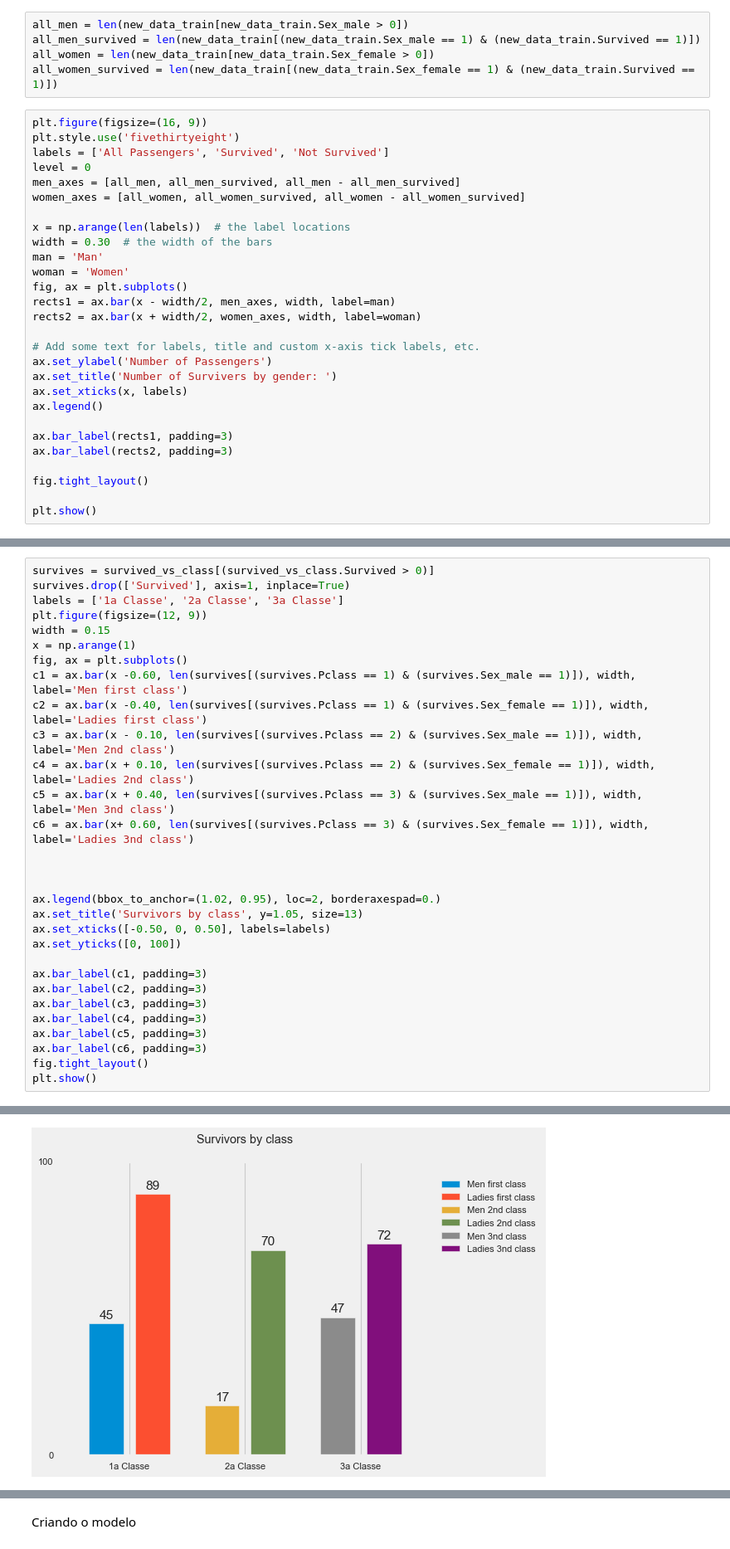
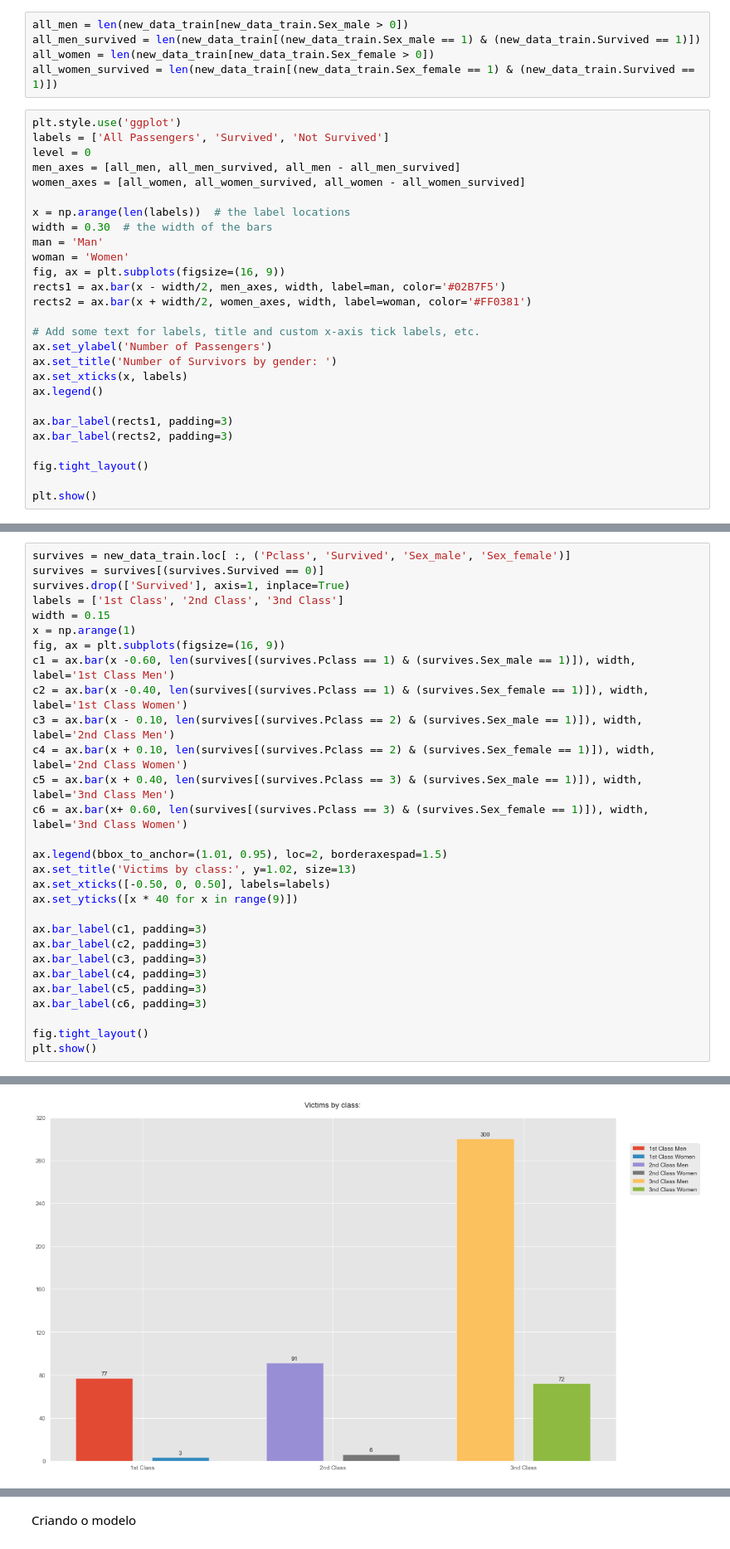
Before and after one commit to ahpqmiranda/dasboards, a Jupyter notebook: data/titanic decision tree/titanic decision tree.ipynb, the cells around one changed output, grey strips where cells are left out. Shown: that part at 83% size. Cells and saved outputs as stored; diff of their text form.

```diff
--- a/data/titanic decision tree/titanic decision tree.ipynb
+++ b/data/titanic decision tree/titanic decision tree.ipynb
@@ -151,8 +239,7 @@ all_men_survived = len(new_data_train[(new_data_train.Sex_male == 1) & (new_data
 all_women = len(new_data_train[new_data_train.Sex_female > 0])
 all_women_survived = len(new_data_train[(new_data_train.Sex_female == 1) & (new_data_train.Survived == 1)])
 # %%
-plt.figure(figsize=(16, 9))
-plt.style.use('fivethirtyeight')
+plt.style.use('ggplot')
 labels = ['All Passengers', 'Survived', 'Not Survived']
 level = 0
 men_axes = [all_men, all_men_survived, all_men - all_men_survived]
@@ -162,13 +249,13 @@ x = np.arange(len(labels))  # the label locations
 width = 0.30  # the width of the bars
 man = 'Man'
 woman = 'Women'
-fig, ax = plt.subplots()
-rects1 = ax.bar(x - width/2, men_axes, width, label=man)
-rects2 = ax.bar(x + width/2, women_axes, width, label=woman)
+fig, ax = plt.subplots(figsize=(16, 9))
+rects1 = ax.bar(x - width/2, men_axes, width, label=man, color='#02B7F5')
+rects2 = ax.bar(x + width/2, women_axes, width, label=woman, color='#FF0381')
 
 # Add some text for labels, title and custom x-axis tick labels, etc.
 ax.set_ylabel('Number of Passengers')
-ax.set_title('Number of Survivers by gender: ')
+ax.set_title('Number of Survivors by gender: ')
 ax.set_xticks(x, labels)
 ax.legend()
 
@@ -188,24 +306,22 @@ survived_vs_class = new_data_train[['Pclass', 'Survived', 'Sex_male', 'Sex_femal
 # %%
-survives = survived_vs_class[(survived_vs_class.Survived > 0)]
+survives = new_data_train.loc[ :, ('Pclass', 'Survived', 'Sex_male', 'Sex_female')]
+survives = survives[(survives.Survived == 0)]
 survives.drop(['Survived'], axis=1, inplace=True)
-labels = ['1a Classe', '2a Classe', '3a Classe']
-plt.figure(figsize=(12, 9))
+labels = ['1st Class', '2nd Class', '3nd Class']
 width = 0.15
 x = np.arange(1)
-fig, ax = plt.subplots()
-c1 = ax.bar(x -0.60, len(survives[(survives.Pclass == 1) & (survives.Sex_male == 1)]), width, label='Men first class')
-c2 = ax.bar(x -0.40, len(survives[(survives.Pclass == 1) & (survives.Sex_female == 1)]), width, label='Ladies first class')
-c3 = ax.bar(x - 0.10, len(survives[(survives.Pclass == 2) & (survives.Sex_male == 1)]), width, label='Men 2nd class')
-c4 = ax.bar(x + 0.10, len(survives[(survives.Pclass == 2) & (survives.Sex_female == 1)]), width, label='Ladies 2nd class')
-c5 = ax.bar(x + 0.40, len(survives[(survives.Pclass == 3) & (survives.Sex_male == 1)]), width, label='Men 3nd class')
-c6 = ax.bar(x+ 0.60, len(survives[(survives.Pclass == 3) & (survives.Sex_female == 1)]), width, label='Ladies 3nd class')
+fig, ax = plt.subplots(figsize=(16, 9))
+c1 = ax.bar(x -0.60, len(survives[(survives.Pclass == 1) & (survives.Sex_male == 1)]), width, label='1st Class Men')
+c2 = ax.bar(x -0.40, len(survives[(survives.Pclass == 1) & (survives.Sex_female == 1)]), width, label='1st Class Women')
+c3 = ax.bar(x - 0.10, len(survives[(survives.Pclass == 2) & (survives.Sex_male == 1)]), width, label='2nd Class Men')
+c4 = ax.bar(x + 0.10, len(survives[(survives.Pclass == 2) & (survives.Sex_female == 1)]), width, label='2nd Class Women')
+c5 = ax.bar(x + 0.40, len(survives[(survives.Pclass == 3) & (survives.Sex_male == 1)]), width, label='3nd Class Men')
+c6 = ax.bar(x+ 0.60, len(survives[(survives.Pclass == 3) & (survives.Sex_female == 1)]), width, label='3nd Class Women')
 
-
-
-ax.legend(bbox_to_anchor=(1.02, 0.95), loc=2, borderaxespad=0.)
-ax.set_title('Survivors by class', y=1.05, size=13)
+ax.legend(bbox_to_anchor=(1.01, 0.95), loc=2, borderaxespad=1.5)
+ax.set_title('Victims by class:', y=1.02, size=13)
 ax.set_xticks([-0.50, 0, 0.50], labels=labels)
-ax.set_yticks([0, 100])
+ax.set_yticks([x * 40 for x in range(9)])
 
 ax.bar_label(c1, padding=3)
 ax.bar_label(c2, padding=3)
@@ -213,6 +329,7 @@ ax.bar_label(c3, padding=3)
 ax.bar_label(c4, padding=3)
 ax.bar_label(c5, padding=3)
 ax.bar_label(c6, padding=3)
+
 fig.tight_layout()
 plt.show()
 # %% [output]
@@ -223 +336 @@ See the caveats in the documentation: https://pandas.pydata.org/pandas-docs/stab
-[figure, old version]
+[figure, new version]
```
Also changed, not shown: parts of 21 cells of this notebook, 3 other files.
